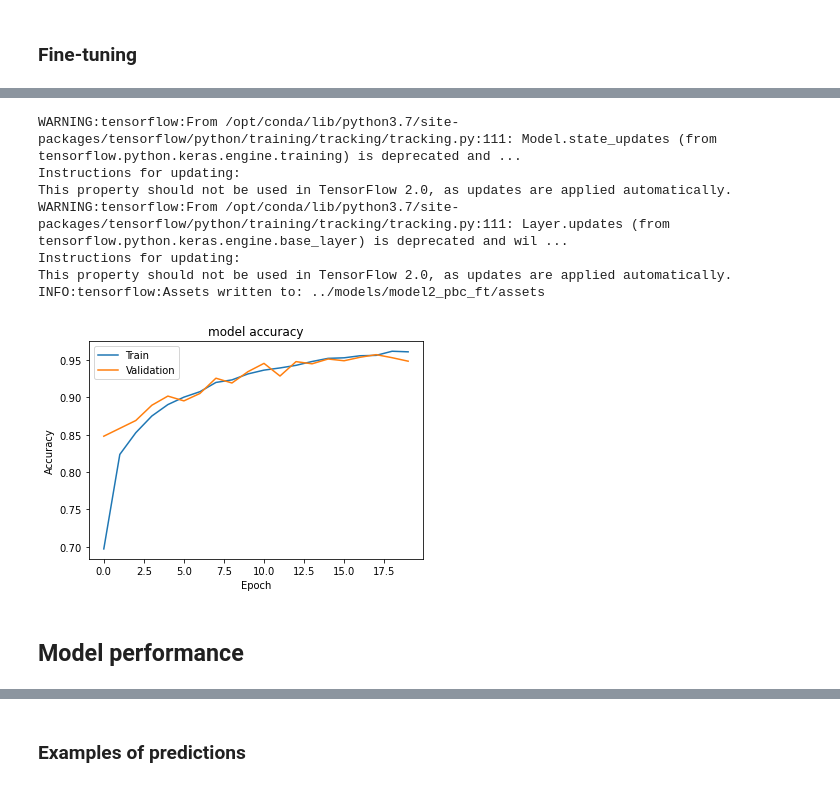
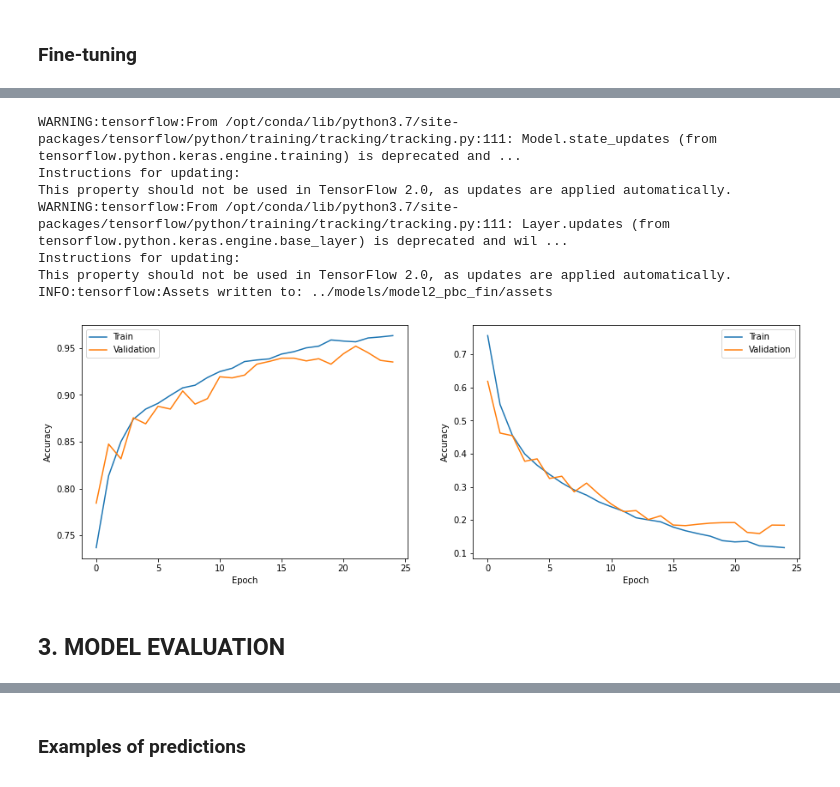
Before and after one commit to mkukielka3/MCBS, a Jupyter notebook: final_project/notebooks/model2_pbc.ipynb, the cells around one changed output, grey strips where cells are left out. Saved outputs shown, nothing was run; the diff lists cells and outputs as text; code cells hidden in the pictures.

```diff
--- a/final_project/notebooks/model2_pbc.ipynb
+++ b/final_project/notebooks/model2_pbc.ipynb
@@ -69,7 +133,7 @@ else:
 # %%
 datagen = ImageDataGenerator(rescale=1./255)
 
-train_set = datagen.flow_from_directory(aug_data_path,
+train_set = datagen.flow_from_directory(f"{split_data_path}/train/",
                                         class_mode = 'categorical',
                                         target_size = input_size,
                                         batch_size = batch_size
@@ -174,8 +278,13 @@ for layer in model.layers:
 model.compile(loss="categorical_crossentropy",
         optimizer=Adam(learning_rate=0.00001),
         metrics=["accuracy"])
+# %%
+epoch_num = 25  # @param {type: "slider", min:1, max:100}
+
+epoch_steps = train_set.samples//batch_size
+val_steps = val_set.samples//batch_size
 # %%
-history = model.fit(
+history2 = model.fit(
         train_set,
         batch_size=batch_size,
         validation_data = val_set,
@@ -203,5 +312,5 @@ Epoch 20/20
 # %%
-tm.save_model(model, "model2_pbc_ft", history)
+tm.save_model(model, model_name, history2)
 # %% [output]
 WARNING:tensorflow:From /opt/conda/lib/python3.7/site-packages/tensorflow/python/training/tracking/tracking.py:111: Model.state_updates (from tensorflow.python.keras.engine.training) is deprecated and ...
 Instructions for updating:
@@ -209,12 +318,12 @@ This property should not be used in TensorFlow 2.0, as updates are applied autom
 WARNING:tensorflow:From /opt/conda/lib/python3.7/site-packages/tensorflow/python/training/tracking/tracking.py:111: Layer.updates (from tensorflow.python.keras.engine.base_layer) is deprecated and wil ...
 Instructions for updating:
 This property should not be used in TensorFlow 2.0, as updates are applied automatically.
-INFO:tensorflow:Assets written to: ../models/model2_pbc_ft/assets
+INFO:tensorflow:Assets written to: ../models/model2_pbc_fin/assets
 # %%
-tm.plot_hist(history.history)
+tm.plot_hist(history2.history)
 # %% [output]
-[figure, old version]
+[figure, new version]
-# %% [markdown]
-## **Model performance**
+# %% [markdown]
+## **3. MODEL EVALUATION**
 # %%
 from sklearn.metrics import classification_report, confusion_matrix
```
Also changed, not shown: parts of 30 cells of this notebook, 27 other files.
